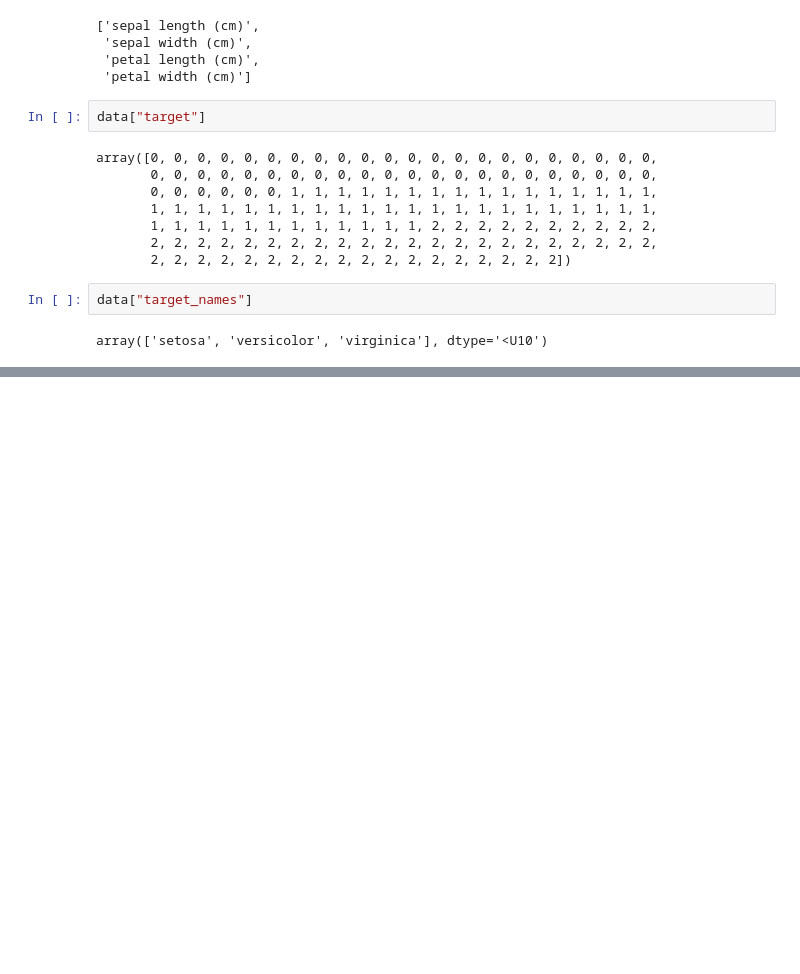
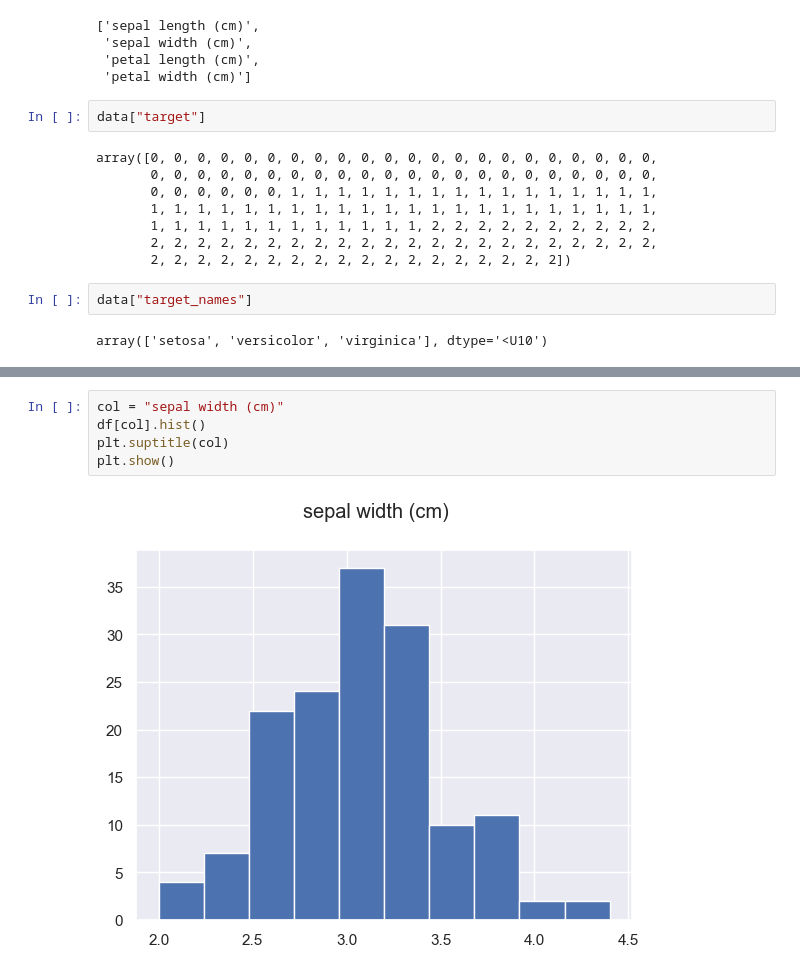
Before and after one commit to pUmA73/Iris-Flower-Classification, a Jupyter notebook: iris_classification.ipynb, the cells around one changed output, grey strips where cells are left out. Cells and saved outputs as stored; diff of their text form; blank space fills up the shorter version.

```diff
--- a/iris_classification.ipynb
+++ b/iris_classification.ipynb
@@ -68,0 +106,7 @@ array(['setosa', 'versicolor', 'virginica'], dtype='<U10')
+# %%
+col = "sepal width (cm)"
+df[col].hist()
+plt.suptitle(col)
+plt.show()
+# %% [output]
+[figure, added]
```
Also changed, not shown: parts of 18 cells of this notebook.
